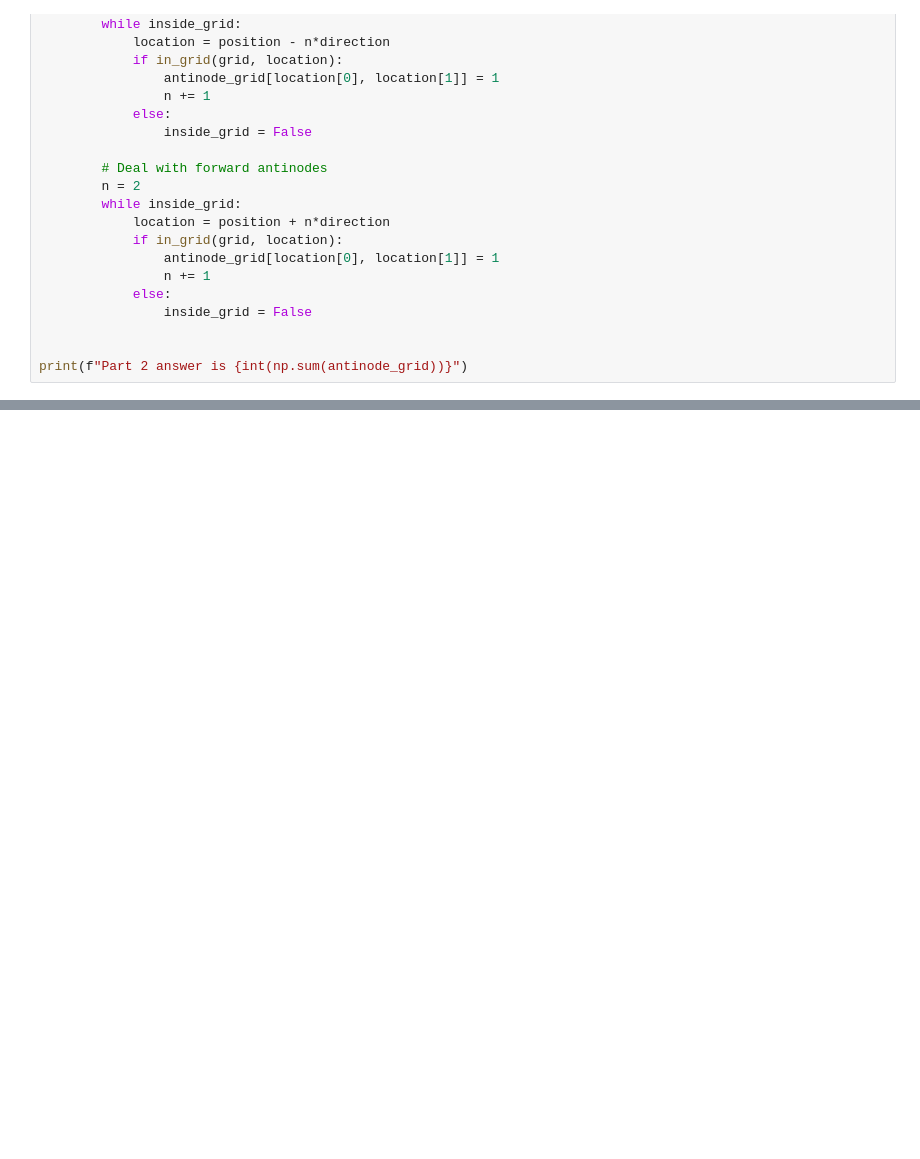
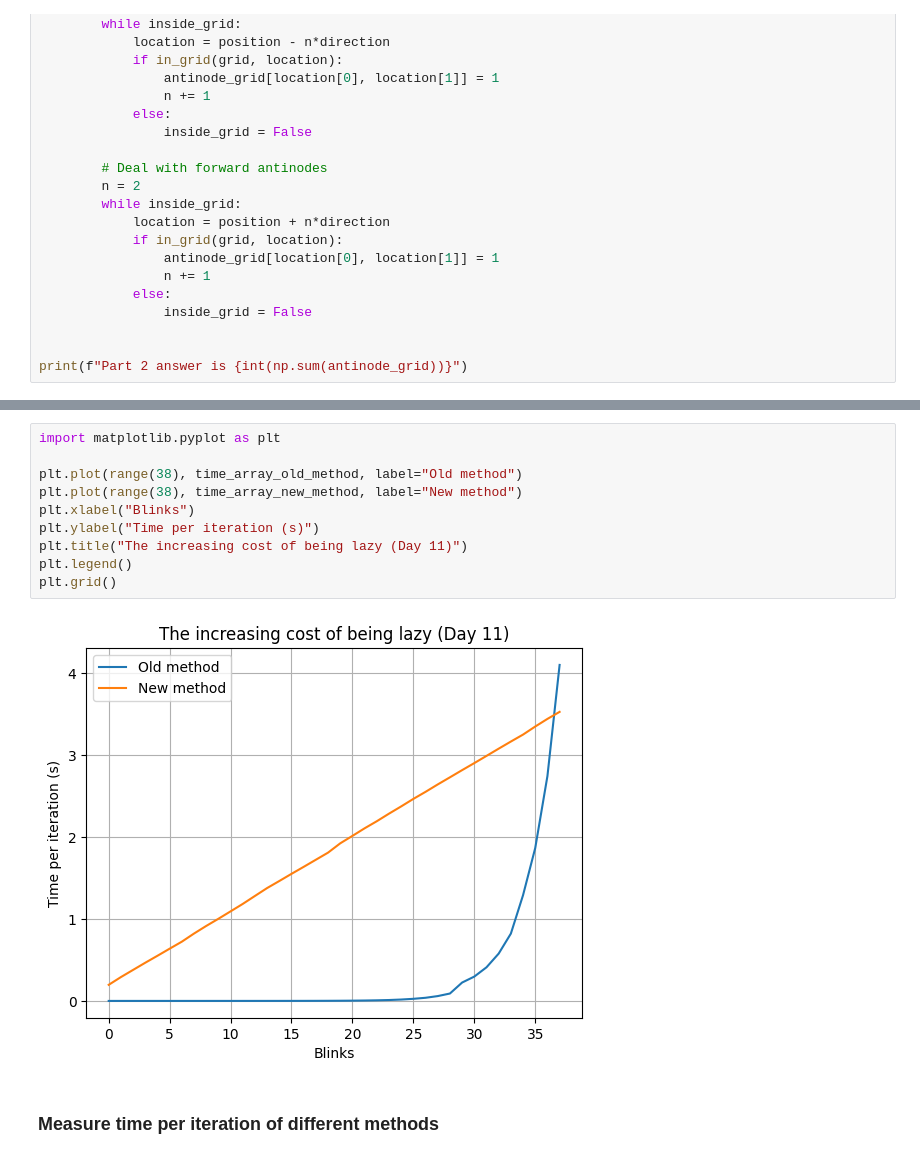
Before and after one commit to etattershall/advent_of_code, a Jupyter notebook: Advent.ipynb, the cells around one changed output, grey strips where cells are left out. Drawn from its saved outputs; the diff is of its cells as text; blank space fills up the shorter version.

```diff
--- a/Advent.ipynb
+++ b/Advent.ipynb
@@ -558,0 +852,14 @@ print(f"Part 2 answer is {int(np.sum(antinode_grid))}")
+# %%
+import matplotlib.pyplot as plt
+
+plt.plot(range(38), time_array_old_method, label="Old method")
+plt.plot(range(38), time_array_new_method, label="New method")
+plt.xlabel("Blinks")
+plt.ylabel("Time per iteration (s)")
+plt.title("The increasing cost of being lazy (Day 11)")
+plt.legend()
+plt.grid()
+# %% [output]
+[figure, added]
+# %% [markdown]
+### Measure time per iteration of different methods
```
Also changed, not shown: parts of 27 cells of this notebook.
